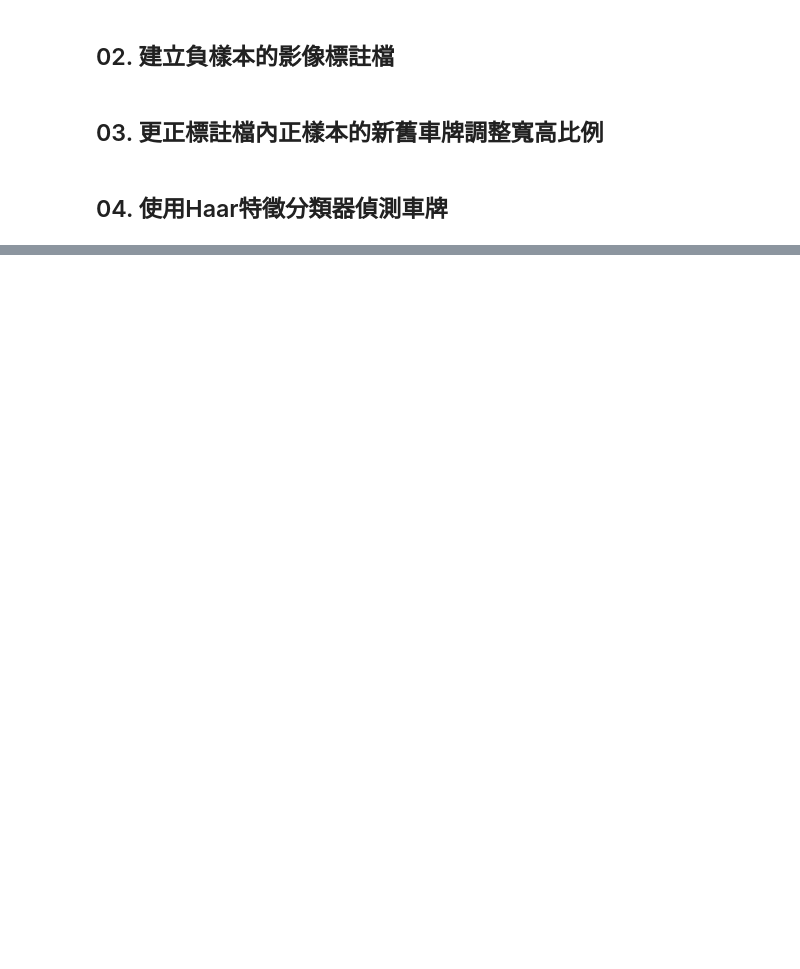
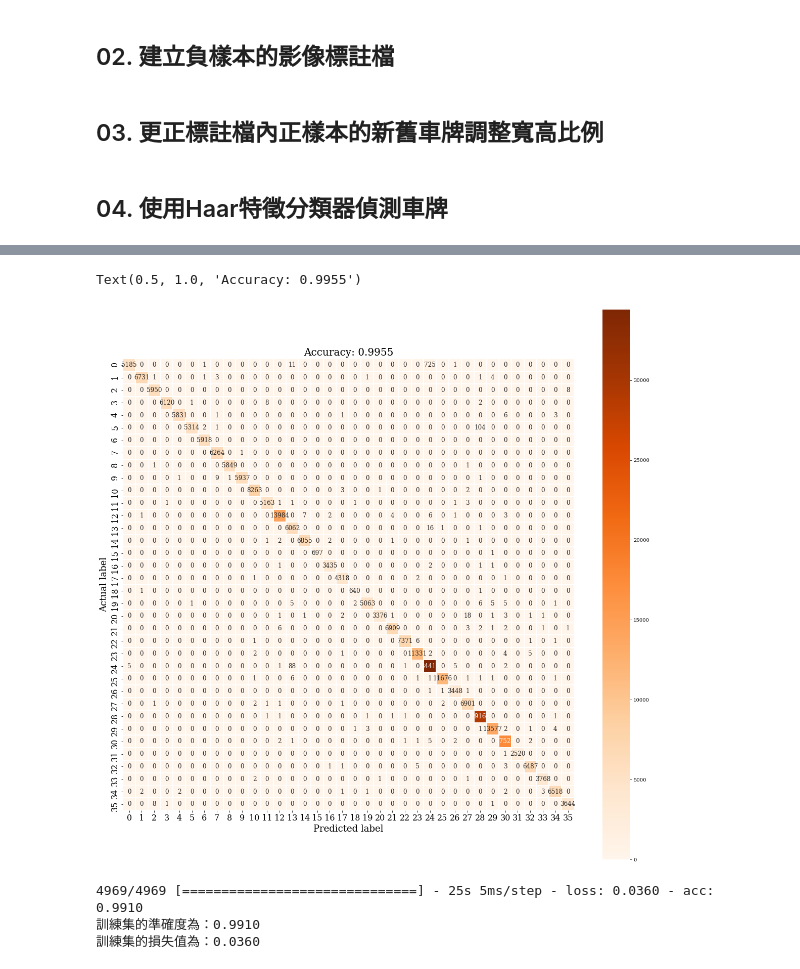
Before and after one commit to j82887/Artificial-Intelligence, a Jupyter notebook: 19_Implementation/04_Car_License_Plate/Data pre-processing.ipynb, the cells around one changed output, grey strips where cells are left out. Cells and saved outputs as stored; diff of their text form; code cells hidden in the pictures; blank space fills up the shorter version.

```diff
--- a/19_Implementation/04_Car_License_Plate/Data pre-processing.ipynb
+++ b/19_Implementation/04_Car_License_Plate/Data pre-processing.ipynb
@@ -263,0 +452,26 @@ plt.show()
+# %%
+from sklearn.metrics import confusion_matrix, accuracy_score
+import seaborn as sns
+
+predict = cnn.predict(x_train)
+predictions = [np.argmax(one_hot)for one_hot in predict]
+# %%
+cm = confusion_matrix(no_one_hot_y_train, predictions)
+plt.figure(figsize=(20,20))
+sns.heatmap(cm, annot=True, fmt=".0f", linewidths=1.0, square = True, cmap = 'Oranges',annot_kws={"size": 12})
+plt.ylabel('Actual label', size = 18)
+plt.xlabel('Predicted label', size = 18)
+plt.xticks(fontsize=16)
+plt.yticks(fontsize=16)
+plt.title('Accuracy: %0.4f' %(train_acc), size = 20)
+# %% [output]
+Text(0.5, 1.0, 'Accuracy: 0.9955')
+[figure, added]
+# %%
+test_loss, test_acc = cnn.evaluate(x_test, y_test)
+print("訓練集的準確度為：%0.4f" %(test_acc))
+print("訓練集的損失值為：%0.4f" %(test_loss))
+# %% [output]
+4969/4969 [==============================] - 25s 5ms/step - loss: 0.0360 - acc: 0.9910
+訓練集的準確度為：0.9910
+訓練集的損失值為：0.0360
```
Also changed, not shown: parts of 18 cells of this notebook.
